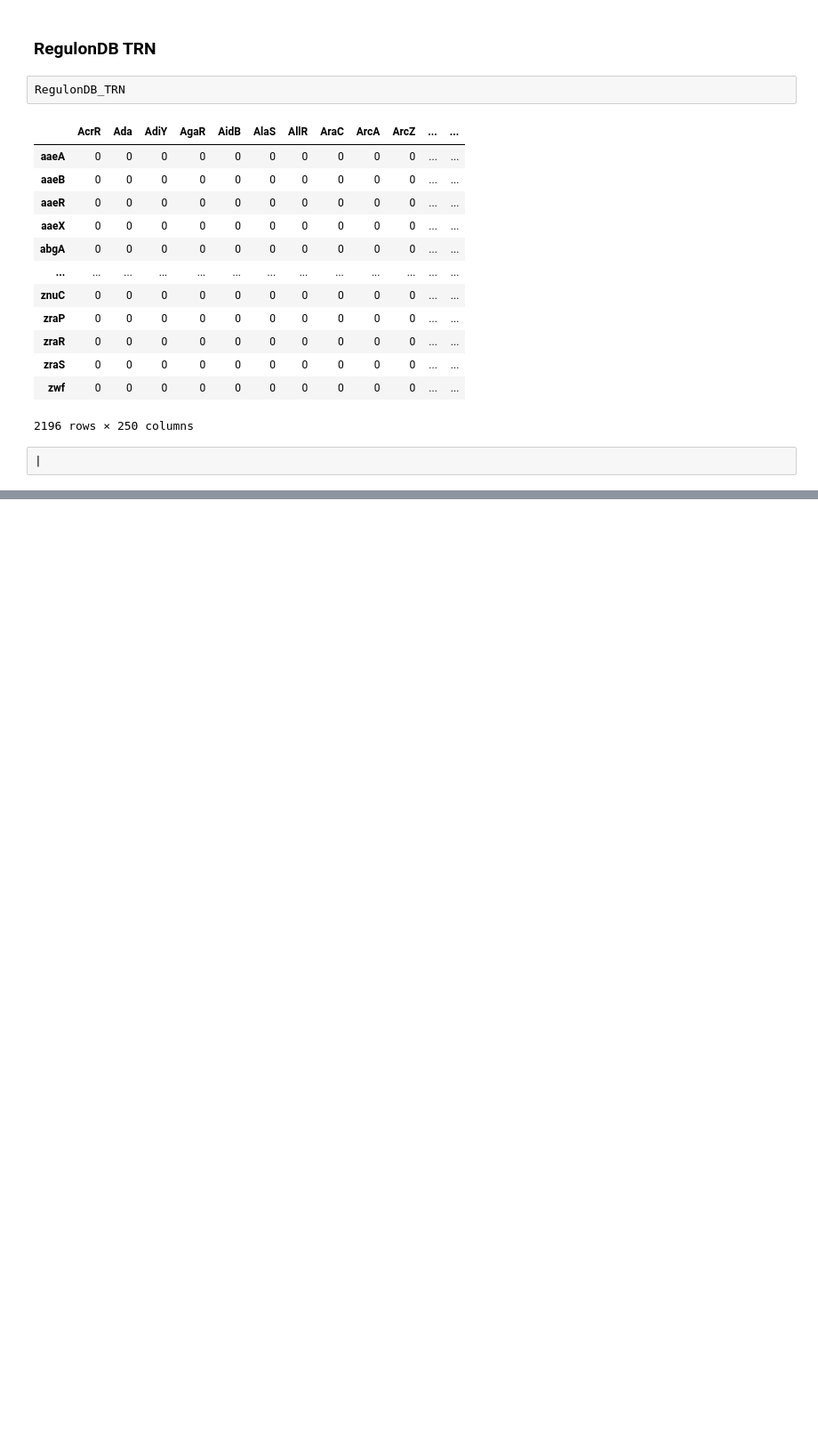
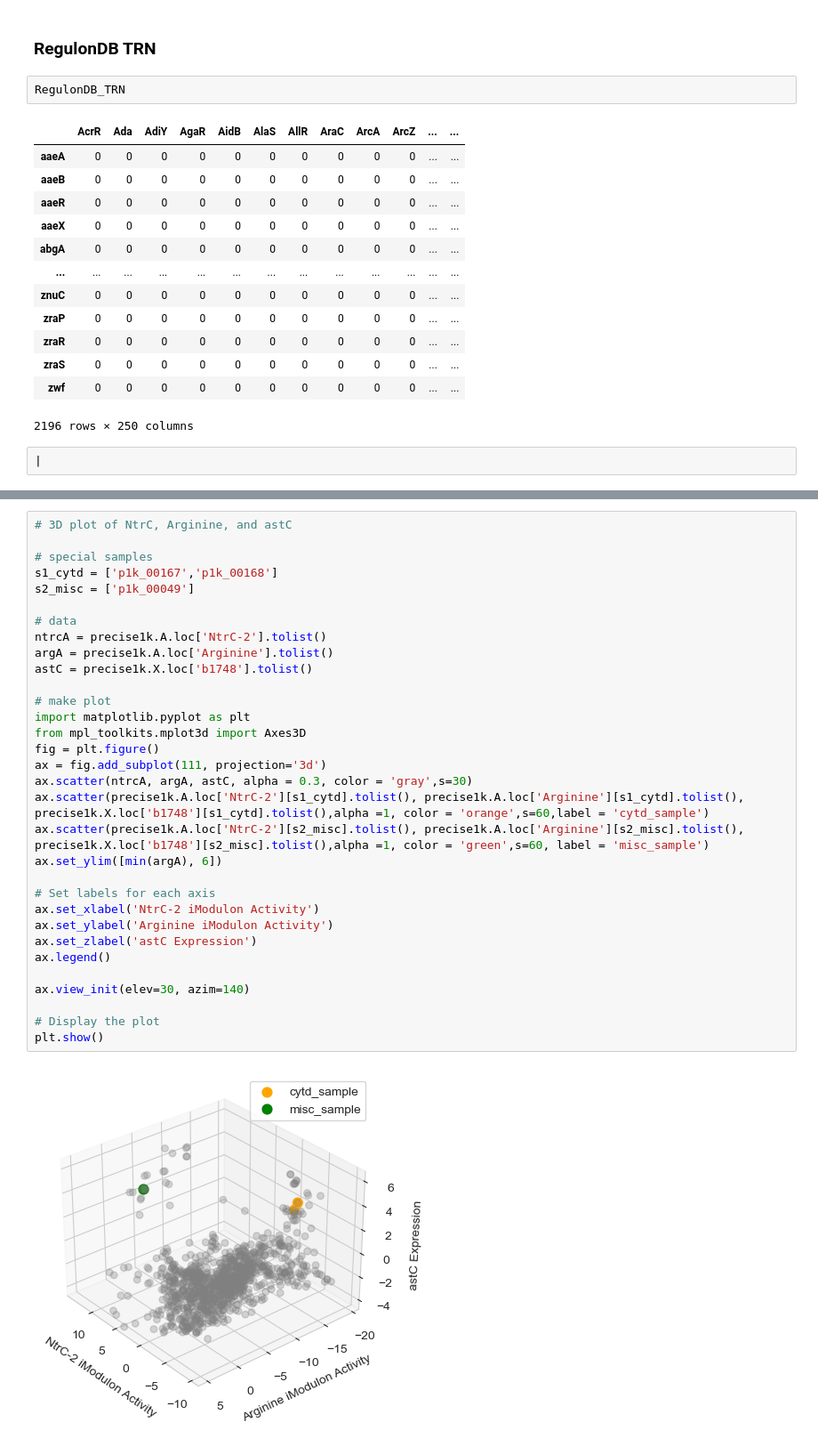
Before and after one commit to SBRG/Bacterial_TRN_Dominance_and_Independence, a Jupyter notebook: Figure_4_Regulon_Captured/Figure_4_ArgR.ipynb, the cells around one changed output, grey strips where cells are left out. Shown: that part at 89% size. Cells and saved outputs as stored; diff of their text form; blank space fills up the shorter version.

Commit message:
Figure 4 Dual Regulator Example

```diff
--- a/Figure_4_Regulon_Captured/Figure_4_ArgR.ipynb
+++ b/Figure_4_Regulon_Captured/Figure_4_ArgR.ipynb
@@ -61,0 +66,34 @@ RegulonDB_TRN
+# %%
+# 3D plot of NtrC, Arginine, and astC
+
+# special samples
+s1_cytd = ['p1k_00167','p1k_00168']
+s2_misc = ['p1k_00049']
+
+# data
+ntrcA = precise1k.A.loc['NtrC-2'].tolist()
+argA = precise1k.A.loc['Arginine'].tolist()
+astC = precise1k.X.loc['b1748'].tolist()
+
+# make plot
+import matplotlib.pyplot as plt
+from mpl_toolkits.mplot3d import Axes3D
+fig = plt.figure()
+ax = fig.add_subplot(111, projection='3d')
+ax.scatter(ntrcA, argA, astC, alpha = 0.3, color = 'gray',s=30)
+ax.scatter(precise1k.A.loc['NtrC-2'][s1_cytd].tolist(), precise1k.A.loc['Arginine'][s1_cytd].tolist(), precise1k.X.loc['b1748'][s1_cytd].tolist(),alpha =1, color = 'orange',s=60,label = 'cytd_sample')
+ax.scatter(precise1k.A.loc['NtrC-2'][s2_misc].tolist(), precise1k.A.loc['Arginine'][s2_misc].tolist(), precise1k.X.loc['b1748'][s2_misc].tolist(),alpha =1, color = 'green',s=60, label = 'misc_sample')
+ax.set_ylim([min(argA), 6])
+
+# Set labels for each axis
+ax.set_xlabel('NtrC-2 iModulon Activity')
+ax.set_ylabel('Arginine iModulon Activity')
+ax.set_zlabel('astC Expression')
+ax.legend()
+
+ax.view_init(elev=30, azim=140)
+
+# Display the plot
+plt.show()
+# %% [output]
+[figure, added]
```
Also changed, not shown: parts of 2 cells of this notebook.
